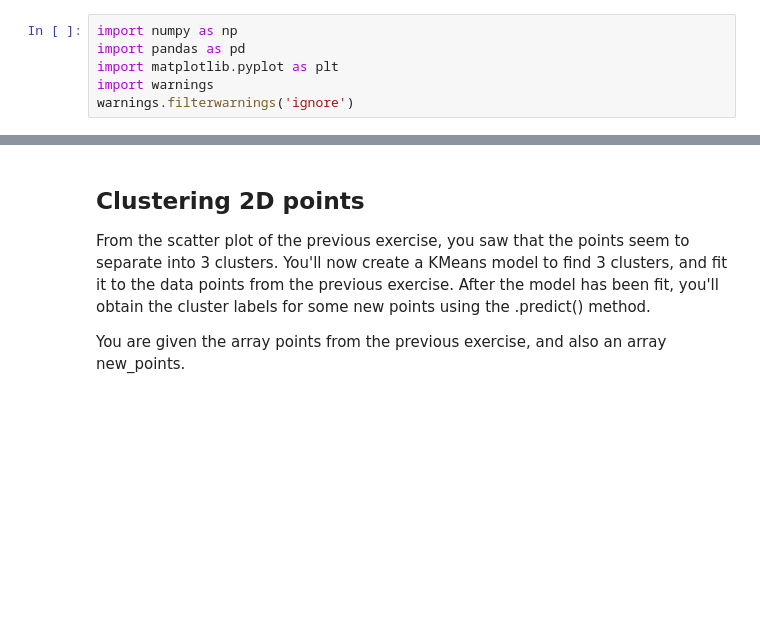
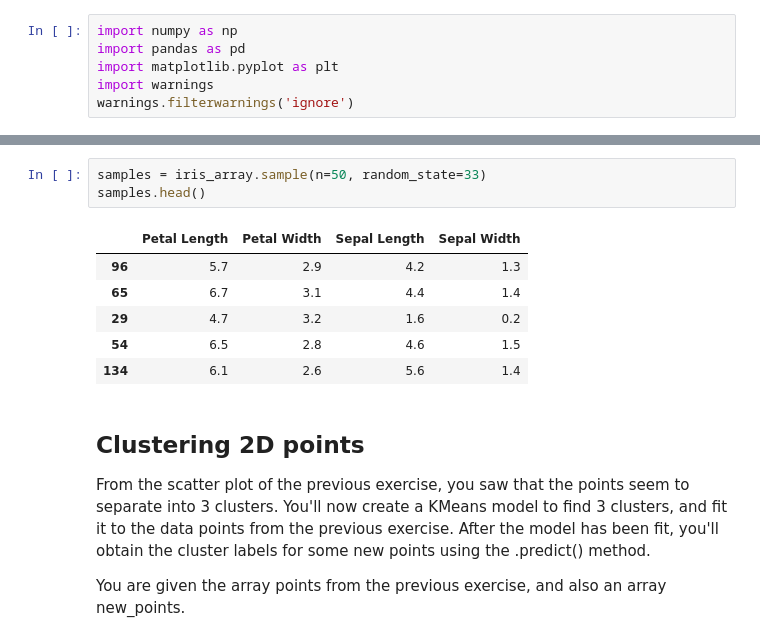
Before and after one commit to Emigbanam/Machine-Learning-Practice, a Jupyter notebook: ML Practice Unsupervised Learning Practice.ipynb, the cells around one changed output, grey strips where cells are left out. Drawn from its saved outputs; the diff is of its cells as text; blank space fills up the shorter version.

```diff
--- a/ML Practice Unsupervised Learning Practice.ipynb
+++ b/ML Practice Unsupervised Learning Practice.ipynb
@@ -11,3 +23,13 @@ warnings.filterwarnings('ignore')
+# %%
+samples = iris_array.sample(n=50, random_state=33)
+samples.head()
+# %% [output]
+|  | Petal Length | Petal Width | Sepal Length | Sepal Width |
+| 96 | 5.7 | 2.9 | 4.2 | 1.3 |
+| 65 | 6.7 | 3.1 | 4.4 | 1.4 |
+| 29 | 4.7 | 3.2 | 1.6 | 0.2 |
+| 54 | 6.5 | 2.8 | 4.6 | 1.5 |
+| 134 | 6.1 | 2.6 | 5.6 | 1.4 |
 # %% [markdown]
 Clustering 2D points
 ---
```
Also changed, not shown: parts of 5 cells of this notebook.
